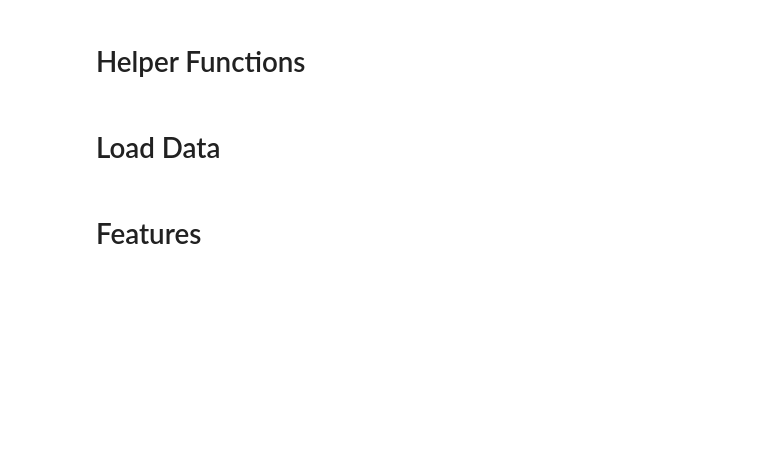
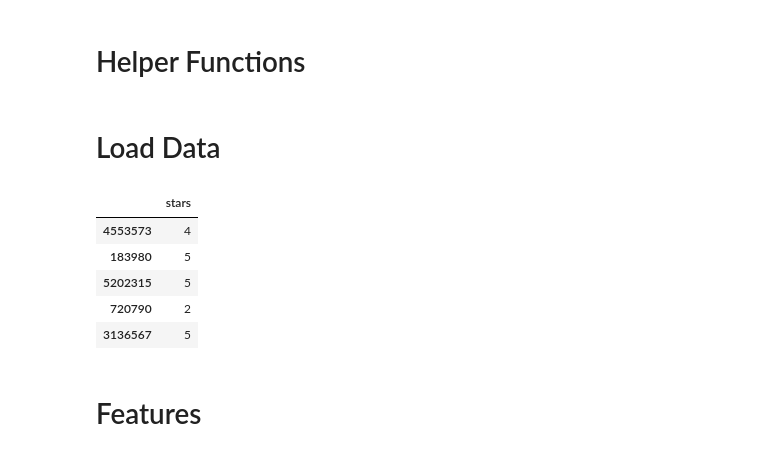
Before and after one commit to shindemanoj/CS6220-Project, a Jupyter notebook: Extension.ipynb, the cells around one changed output. Drawn from its saved outputs; the diff is of its cells as text; code cells hidden in the pictures; blank space fills up the shorter version.

```diff
--- a/Extension.ipynb
+++ b/Extension.ipynb
@@ -79,6 +81,14 @@ def plot_confusion_matrix(cm, classes,
 # %%
 X_train = pd.read_parquet("X_train_spec.parquet", engine="pyarrow")
 y_train = pd.read_parquet("y_train_spec.parquet", engine="pyarrow")
+y_train.head()
+# %% [output]
+|  | stars |
+| 4553573 | 4 |
+| 183980 | 5 |
+| 5202315 | 5 |
+| 720790 | 2 |
+| 3136567 | 5 |
 # %%
 X_test = pd.read_parquet("X_test_spec.parquet", engine="pyarrow")
 y_test = pd.read_parquet("y_test_spec.parquet", engine="pyarrow")
```
Also changed, not shown: parts of 23 cells of this notebook.
